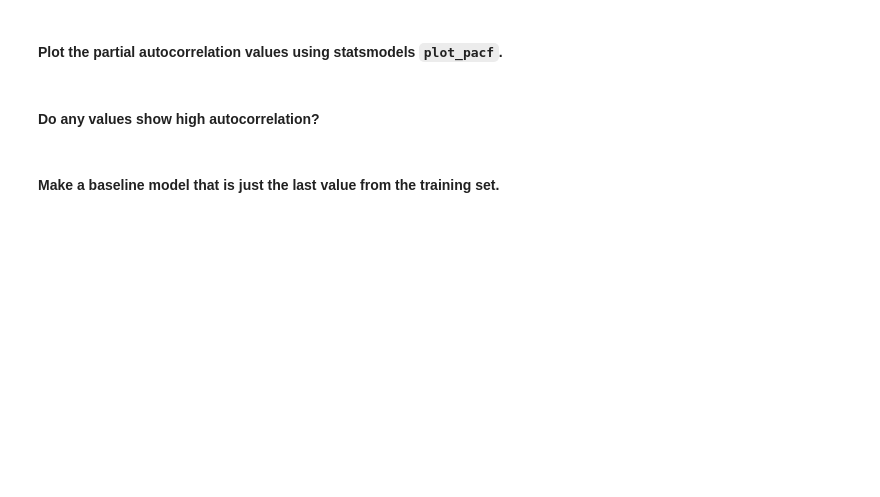
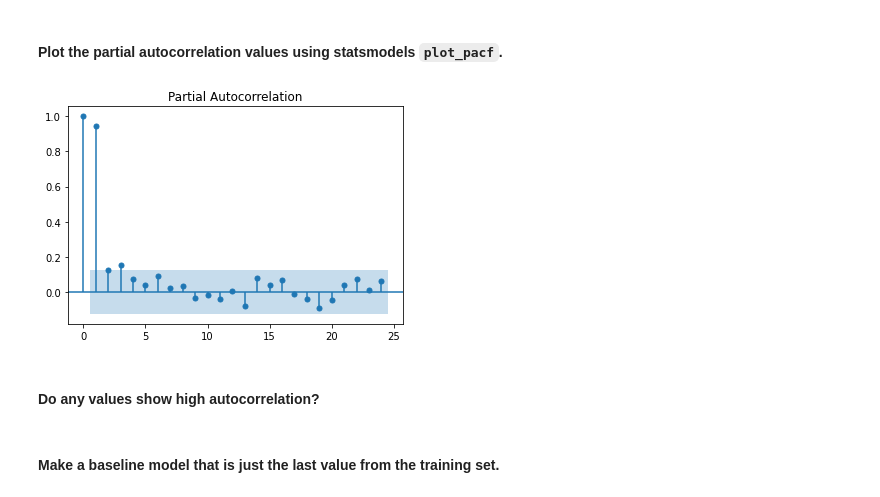
Before and after one commit to viviloaf/general-assembly, a Jupyter notebook: labs/9.01-lab-time-series-basics-master/starter-code.ipynb, the cells around one changed output. Cells and saved outputs as stored; diff of their text form; code cells hidden in the pictures; blank space fills up the shorter version.

```diff
--- a/labs/9.01-lab-time-series-basics-master/starter-code.ipynb
+++ b/labs/9.01-lab-time-series-basics-master/starter-code.ipynb
@@ -66,4 +245,8 @@ For example, I have a column of stock prices and a column associated with a movi
 # %% [markdown]
 #### Plot the partial autocorrelation values using statsmodels `plot_pacf`.
+# %%
+plot_pacf(train['price']);
+# %% [output]
+[figure, added]
 # %% [markdown]
 #### Do any values show high autocorrelation?
```
Also changed, not shown: parts of 45 cells of this notebook.
